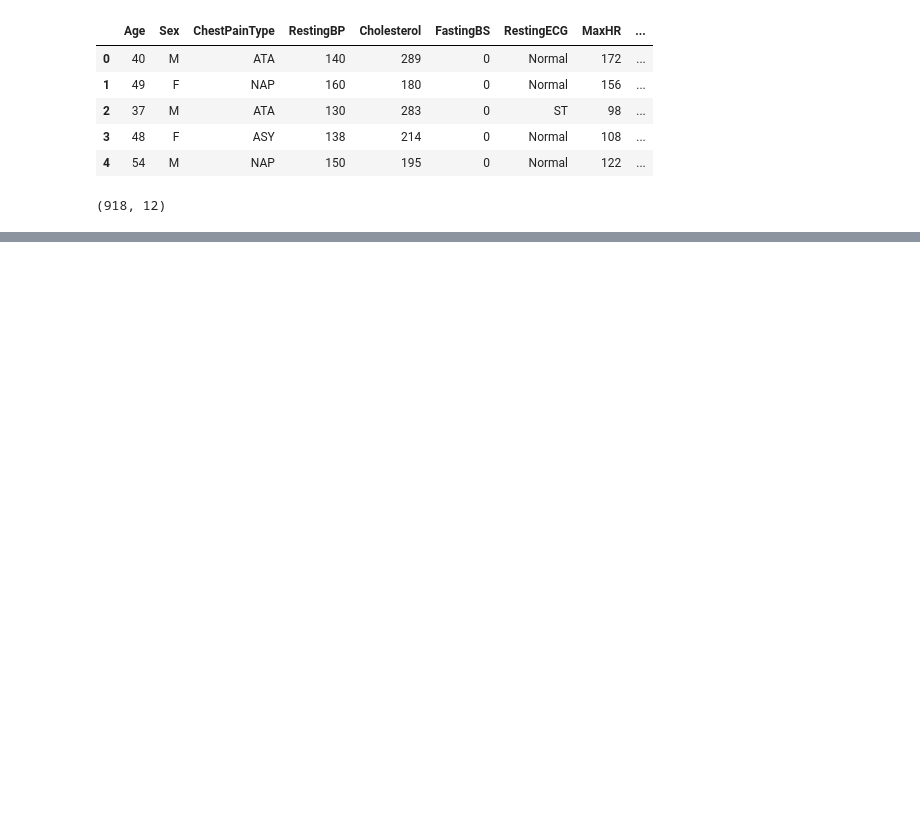
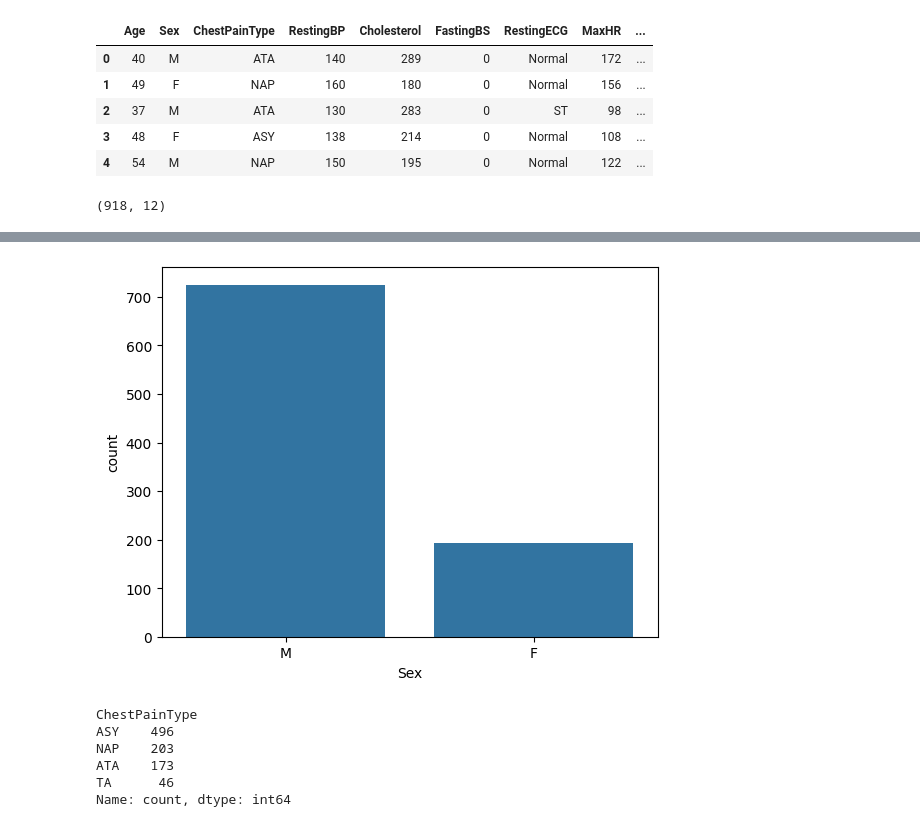
Before and after one commit to Newtan999/NewML, a Jupyter notebook: classificacao_doencas_cardiacas/heart_diseases.ipynb, the cells around one changed output, grey strips where cells are left out. Cells and saved outputs as stored; diff of their text form; code cells hidden in the pictures; blank space fills up the shorter version.

```diff
--- a/classificacao_doencas_cardiacas/heart_diseases.ipynb
+++ b/classificacao_doencas_cardiacas/heart_diseases.ipynb
@@ -22,0 +61,13 @@ dados.shape
+# %%
+sns.countplot(x='Sex', data=dados);
+# %% [output]
+[figure, added]
+# %%
+dados['ChestPainType'].value_counts()
+# %% [output]
+ChestPainType
+ASY    496
+NAP    203
+ATA    173
+TA      46
+Name: count, dtype: int64
```
Also changed, not shown: parts of 40 cells of this notebook.
